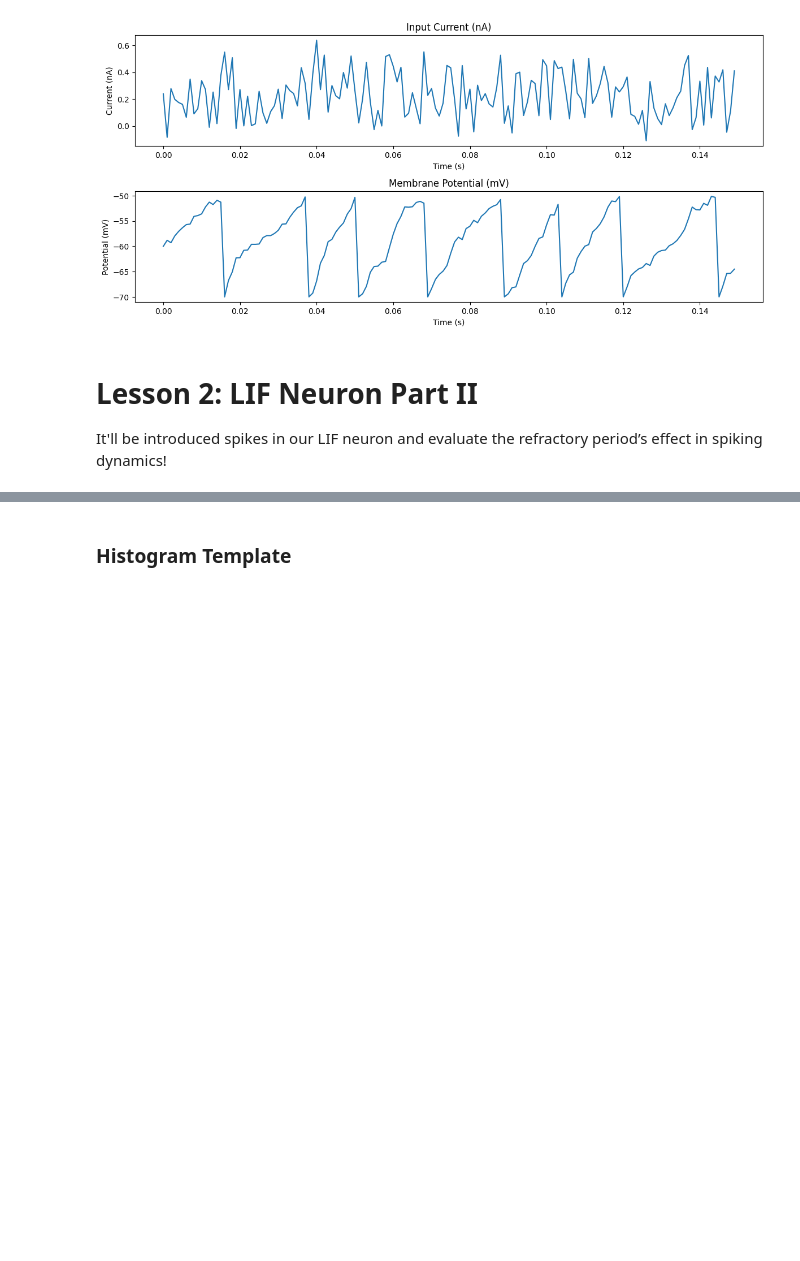
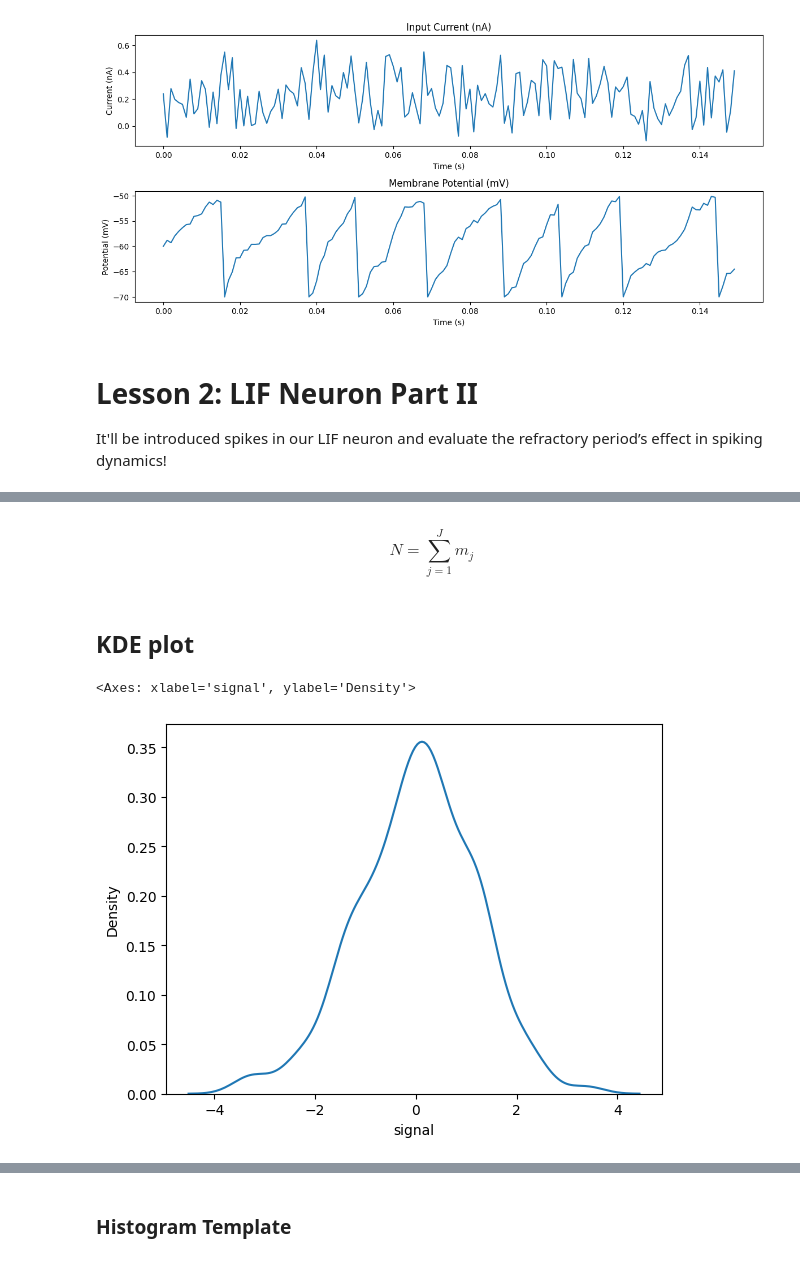
Before and after one commit to igorconsulting/neuromatch, a Jupyter notebook: experimentation.ipynb, the cells around one changed output, grey strips where cells are left out. Saved outputs shown, nothing was run; the diff lists cells and outputs as text; code cells hidden in the pictures; blank space fills up the shorter version.

```diff
--- a/experimentation.ipynb
+++ b/experimentation.ipynb
@@ -190,0 +257,9 @@ $$N = \sum_{j=1}^{J} m_j$$
+# %% [markdown]
+$$N = \sum_{j=1}^{J} m_j$$
+# %% [markdown]
+## KDE plot
+# %%
+sns.kdeplot(data=example_data, x = "signal")
+# %% [output]
+<Axes: xlabel='signal', ylabel='Density'>
+[figure, added]
```
Also changed, not shown: parts of 9 cells of this notebook.
